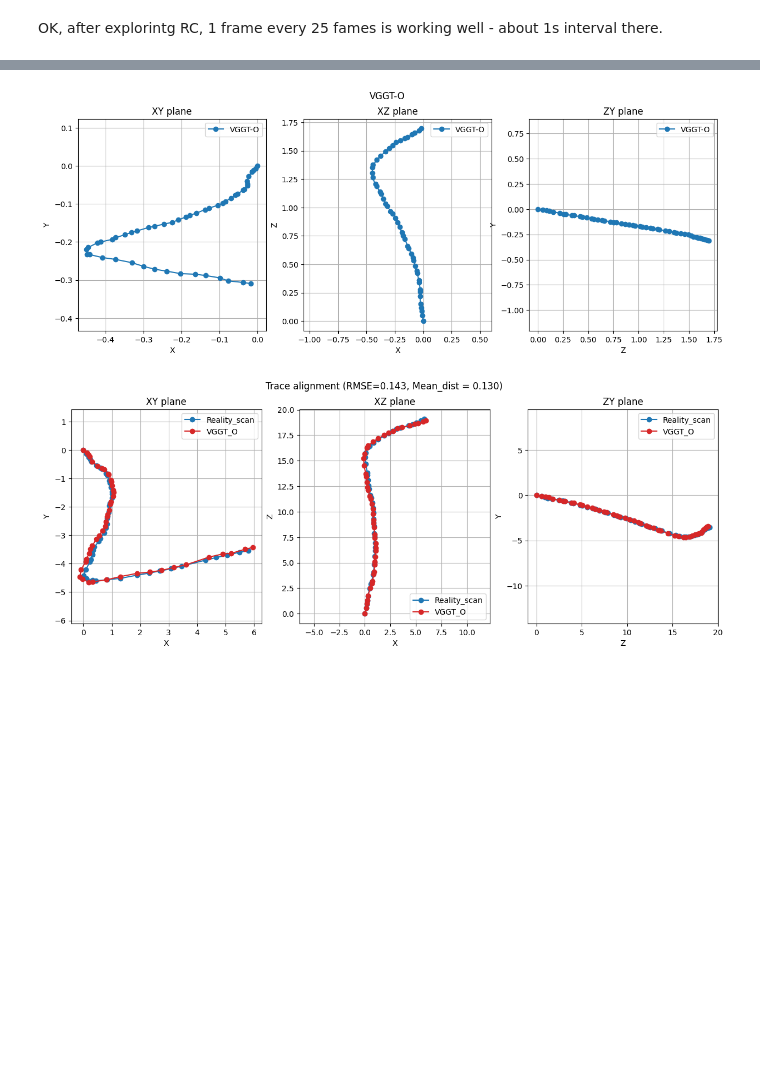
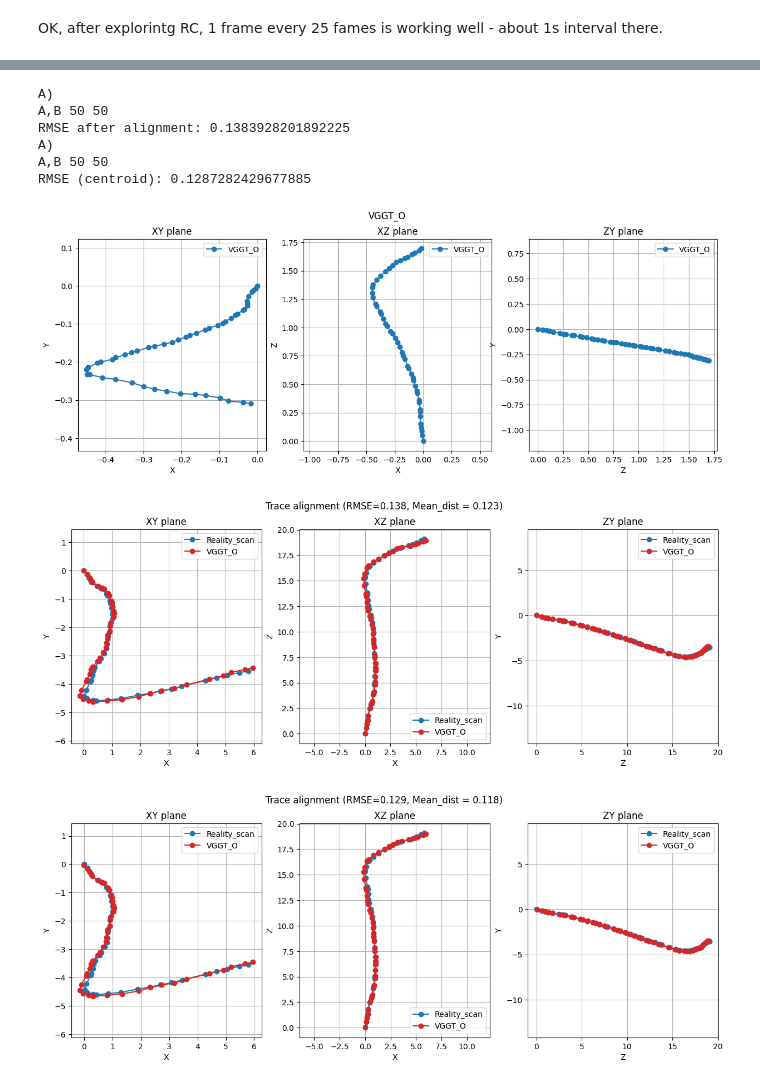
Before and after one commit to SenorBarker/Project, a Jupyter notebook: Experiments/AA_CAM_POSE_COMPARE_01.ipynb, the cells around one changed output, grey strips where cells are left out. Saved outputs shown, nothing was run; the diff lists cells and outputs as text; code cells hidden in the pictures; blank space fills up the shorter version.

```diff
--- a/Experiments/AA_CAM_POSE_COMPARE_01.ipynb
+++ b/Experiments/AA_CAM_POSE_COMPARE_01.ipynb
@@ -8,8 +35,11 @@ I've already run alignments for RS, CUT3R and then today did mega sam. But will
 # %%
+'''
 from pathlib import Path
 import sys
 
-project_root = Path.cwd().parent      # up from experiments/ to MScPROJECT_LOCAL
+#project_root = Path.cwd().parent      # up from experiments/ to MScPROJECT_LOCAL
+#print(project_root)
 sys.path.insert(0, str(project_root / "src"))   # down into src/
-from B_align_traces import load_reality_scan_trace, load_VGGT_O_trace
-from B_align_traces import load_cut3r_trace, load_megasam_trace, umeyama_align
+from F_post_recon_processing import load_reality_scan_trace, load_VGGT_O_trace
+from F_post_recon_processing import load_cut3r_trace, load_cut3r_trace_v2, load_megasam_trace
+from G_transforms_alignments import umeyama_align'''
@@ -118,15 +219,16 @@ RMSE after alignment: 3.522059029101574
 [figure]
 # %%
 #COMPARE CAMERA SOLVES RS vs MEGASCAN
-import sys
-sys.path.insert(0, str(project_root / "src"))
-from B_align_traces import load_cut3r_trace, load_megasam_trace, umeyama_align, load_reality_scan_trace
 
-RS = load_reality_scan_trace(case_dir / "030_Registrations"/"Registration_reality_scan" /"01_walk_sparse_50_02_full_02" /"01_walk_sparse_50_02_FULL_02.csv")
+
+RS, dict = load_reality_scan_trace(case_dir / "030_Registrations"/"Registration_reality_scan" /"01_walk_sparse_50_02_full_02" /"01_walk_sparse_50_02_FULL_02.csv")
 B = load_megasam_trace(case_dir / "036_MEGASAM_output" / "01_walk_sparse_50_02_full" / f"{case_name}_sgd_cvd_hr.npz")
 
 assert RS.shape == B.shape, f"Mismatched trace lengths: A={A.shape}, B={B.shape}"
 
 R, s, t, B_aligned, rmse = umeyama_align(RS, B, "Reality_scan" , "MegaSAM" ,  out_path =out_dir/"01_walk_sparse_50_02_full_RS_M.png" ,anchor_index=0, skip_indices=(31,44))
 print("RMSE after alignment:", rmse)
+
+R_c, s_c, t_c, B_aligned_c, rmse_c = umeyama_align(RS, B, "Reality_scan" , "MegaSAM" ,  out_path =out_dir/"01_walk_sparse_50_02_full_RS_M_centroid.png" ,anchor_index=None, skip_indices=(31,44))
+print("RMSE (centroid):", rmse_c)
 # %% [output]
@@ -137,14 +245,14 @@ RMSE after alignment: 1.51649402391228
 # %%
 #COMPARE CAMERA SOLVES CUT3R vs MEGASCAN
-import sys
-sys.path.insert(0, str(project_root / "src"))
-from B_align_traces import load_cut3r_trace, load_megasam_trace, umeyama_align, load_reality_scan_trace
-
-CUT = load_cut3r_trace(case_dir / "035_CUT3R_output" / "01_walk_sparse_50_02_full" / "camera")
-M = load_megasam_trace(case_dir / "036_MEGASAM_output" / "01_walk_sparse_50_02_full" / f"{case_name}_sgd_cvd_hr.npz")
+frames_for_recon_dir = (case_dir / "020_frames_for_recon" / "01_walk_sparse_50_02_full")
+CUT, CUT_dict = load_cut3r_trace_v2(case_dir / "035_CUT3R_output" / "01_walk_sparse_50_02_full" / "camera")
+M, M_dict = load_megasam_trace(case_dir / "036_MEGASAM_output" / "01_walk_sparse_50_02_full" / f"{case_name}_sgd_cvd_hr.npz", frames_for_recon_dir)
 
 assert CUT.shape == B.shape, f"Mismatched trace lengths: A={A.shape}, B={B.shape}"
 
 R, s, t, B_aligned, rmse = umeyama_align(CUT, M, "CUT3R" , "MegaSAM" ,  out_path =out_dir/"01_walk_sparse_50_02_full_C_M.png" ,anchor_index=0, skip_indices=(31,44))
 print("RMSE after alignment:", rmse)
+
+R_c, s_c, t_c, B_aligned_c, rmse_c = umeyama_align(CUT, M, "CUT3R" , "MegaSAM" ,  out_path =out_dir/"01_walk_sparse_50_02_full_C_M_centroid.png" ,anchor_index=None, skip_indices=(31,44))
+print("RMSE (centroid):", rmse_c)
 # %% [output]
@@ -155,6 +271,17 @@ RMSE after alignment: 6.706211312793701
 # %%
-VGGTO = load_VGGT_O_trace((case_dir / "035_VGGT_O_output" / "01_walk_sparse_50_02_full" / "predictions.npz"))
+VGGTO,VGGTO_dict  = load_VGGT_O_trace((case_dir / "035_VGGT_O_output" / "01_walk_sparse_50_02_full" / "predictions.npz"), frames_dir = frames_for_recon_dir)
 R, s, t, B_aligned, rmse = umeyama_align(RS,VGGTO , "Reality_scan" , "VGGT_O" ,  out_path =out_dir/"01_walk_sparse_50_02_full_RS_VGGTO.png" ,anchor_index=0, skip_indices=(31,44))
+print("RMSE after alignment:", rmse)
+
+R_c, s_c, t_c, B_aligned_c, rmse_c = umeyama_align(RS,VGGTO , "Reality_scan" , "VGGT_O" ,  out_path =out_dir/"01_walk_sparse_50_02_full_RS_VGGTO_centroid.png" ,anchor_index=None, skip_indices=(31,44))
+print("RMSE (centroid):", rmse_c)
 # %% [output]
+A)
+A,B 50 50
+RMSE after alignment: 0.1383928201892225
+A)
+A,B 50 50
+RMSE (centroid): 0.1287282429677885
 [figure]
-[figure, old version]
+[figure, new version]
+[figure, added]
```
Also changed, not shown: parts of 22 cells of this notebook, 25 other files.
